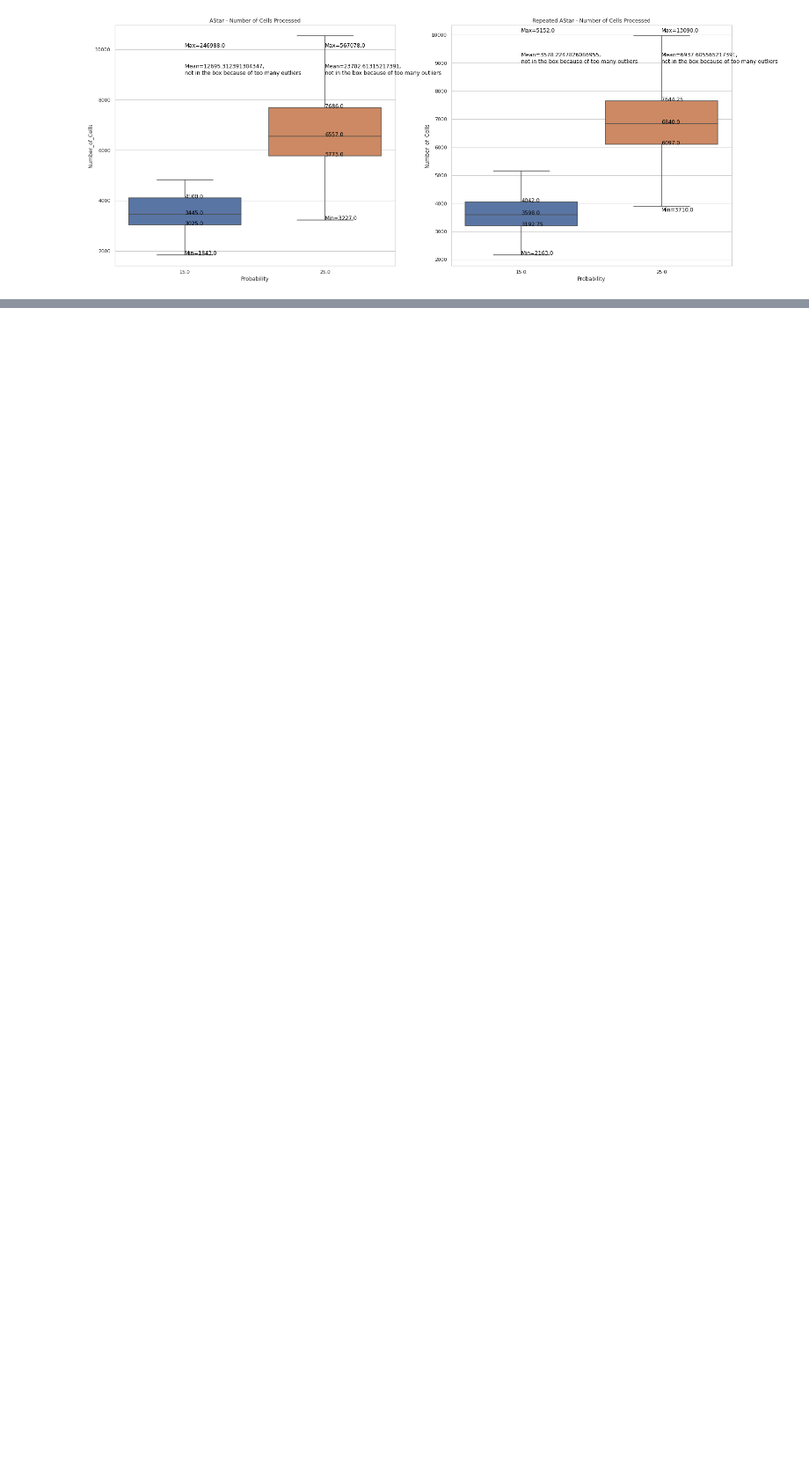
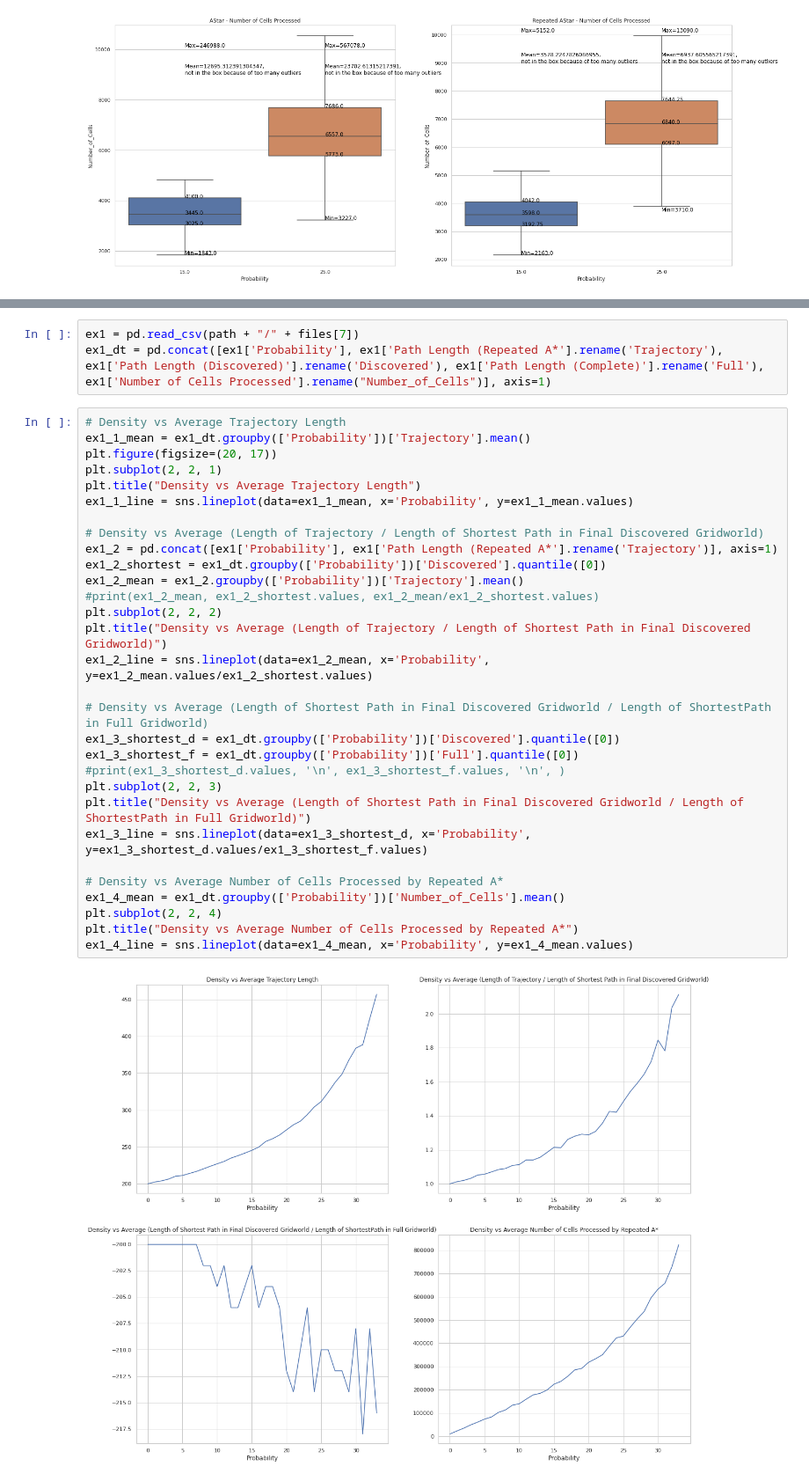
Before and after one commit to yuju1998/A-Search-520, a Jupyter notebook: Data/Plots-and-Analysis/Voyage_to_the_Unknown.ipynb, the cells around one changed output, grey strips where cells are left out. Shown at 88% size. Saved outputs shown, nothing was run; the diff lists cells and outputs as text; blank space fills up the shorter version.

```diff
--- a/Data/Plots-and-Analysis/Voyage_to_the_Unknown.ipynb
+++ b/Data/Plots-and-Analysis/Voyage_to_the_Unknown.ipynb
@@ -451,0 +458,35 @@ for xtick in q9_r_cells_box.get_xticks():
+# %%
+ex1 = pd.read_csv(path + "/" + files[7])
+ex1_dt = pd.concat([ex1['Probability'], ex1['Path Length (Repeated A*'].rename('Trajectory'), ex1['Path Length (Discovered)'].rename('Discovered'), ex1['Path Length (Complete)'].rename('Full'), ex1['Number of Cells Processed'].rename("Number_of_Cells")], axis=1)
+# %%
+# Density vs Average Trajectory Length
+ex1_1_mean = ex1_dt.groupby(['Probability'])['Trajectory'].mean()
+plt.figure(figsize=(20, 17))
+plt.subplot(2, 2, 1)
+plt.title("Density vs Average Trajectory Length")
+ex1_1_line = sns.lineplot(data=ex1_1_mean, x='Probability', y=ex1_1_mean.values)
+
+# Density vs Average (Length of Trajectory / Length of Shortest Path in Final Discovered Gridworld)
+ex1_2 = pd.concat([ex1['Probability'], ex1['Path Length (Repeated A*'].rename('Trajectory')], axis=1)
+ex1_2_shortest = ex1_dt.groupby(['Probability'])['Discovered'].quantile([0])
+ex1_2_mean = ex1_2.groupby(['Probability'])['Trajectory'].mean()
+#print(ex1_2_mean, ex1_2_shortest.values, ex1_2_mean/ex1_2_shortest.values)
+plt.subplot(2, 2, 2)
+plt.title("Density vs Average (Length of Trajectory / Length of Shortest Path in Final Discovered Gridworld)")
+ex1_2_line = sns.lineplot(data=ex1_2_mean, x='Probability', y=ex1_2_mean.values/ex1_2_shortest.values)
+
+# Density vs Average (Length of Shortest Path in Final Discovered Gridworld / Length of ShortestPath in Full Gridworld)
+ex1_3_shortest_d = ex1_dt.groupby(['Probability'])['Discovered'].quantile([0])
+ex1_3_shortest_f = ex1_dt.groupby(['Probability'])['Full'].quantile([0])
+#print(ex1_3_shortest_d.values, '\n', ex1_3_shortest_f.values, '\n', )
+plt.subplot(2, 2, 3)
+plt.title("Density vs Average (Length of Shortest Path in Final Discovered Gridworld / Length of ShortestPath in Full Gridworld)")
+ex1_3_line = sns.lineplot(data=ex1_3_shortest_d, x='Probability', y=ex1_3_shortest_d.values/ex1_3_shortest_f.values)
+
+# Density vs Average Number of Cells Processed by Repeated A*
+ex1_4_mean = ex1_dt.groupby(['Probability'])['Number_of_Cells'].mean()
+plt.subplot(2, 2, 4)
+plt.title("Density vs Average Number of Cells Processed by Repeated A*")
+ex1_4_line = sns.lineplot(data=ex1_4_mean, x='Probability', y=ex1_4_mean.values)
+# %% [output]
+[figure, added]
```
Also changed, not shown: parts of 8 cells of this notebook.
